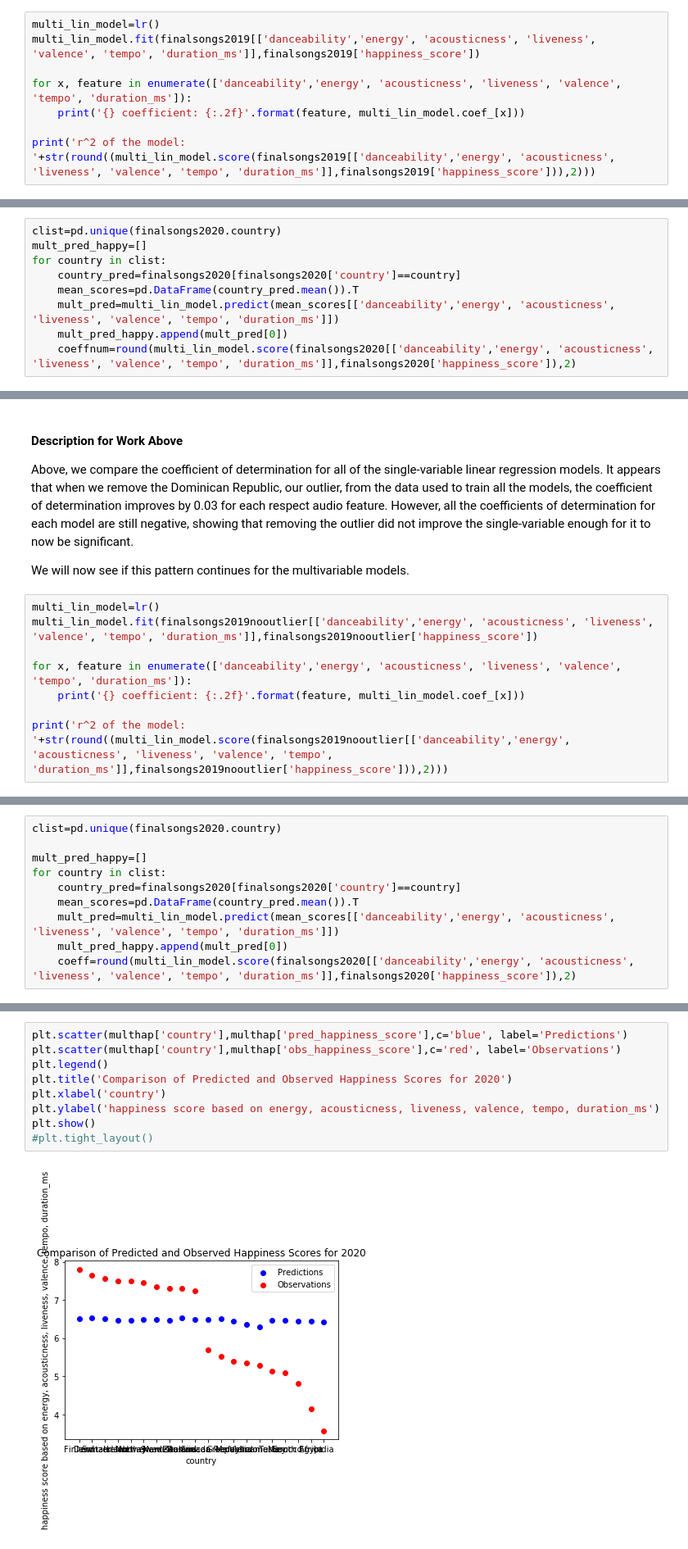
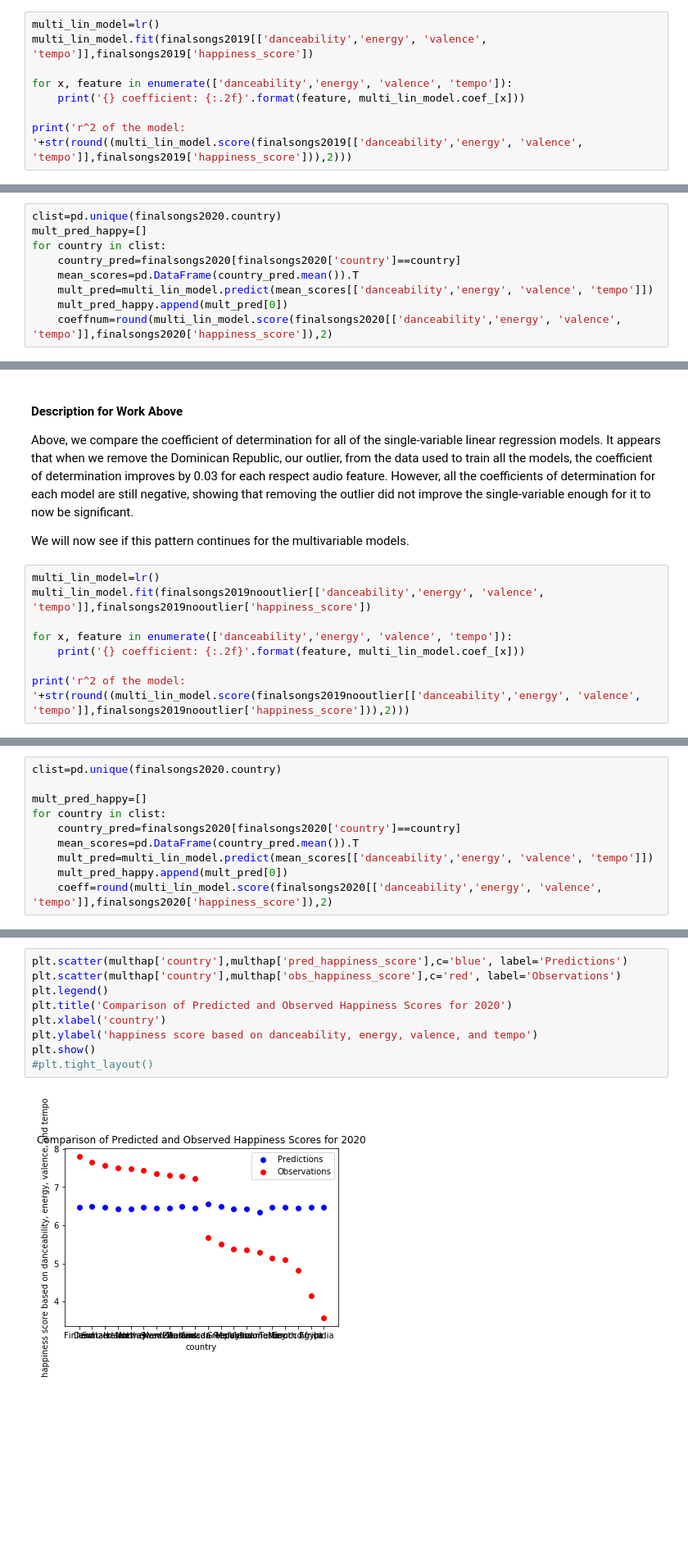
Before and after one commit to Albina-C/INFO-2950-Project, a Jupyter notebook: PROJ 2950.ipynb, the cells around one changed output, grey strips where cells are left out. Shown at 82% size. Cells and saved outputs as stored; diff of their text form; blank space fills up the shorter version.

```diff
--- a/PROJ 2950.ipynb
+++ b/PROJ 2950.ipynb
@@ -768,10 +793,10 @@ We decided to also create a multivariable linear regression model to see if look
 Multivariable Linear Regression with Outlier
 # %%
 multi_lin_model=lr()
-multi_lin_model.fit(finalsongs2019[['danceability','energy', 'acousticness', 'liveness', 'valence', 'tempo', 'duration_ms']],finalsongs2019['happiness_score'])
+multi_lin_model.fit(finalsongs2019[['danceability','energy', 'valence', 'tempo']],finalsongs2019['happiness_score'])
 
-for x, feature in enumerate(['danceability','energy', 'acousticness', 'liveness', 'valence', 'tempo', 'duration_ms']):
+for x, feature in enumerate(['danceability','energy', 'valence', 'tempo']):
     print('{} coefficient: {:.2f}'.format(feature, multi_lin_model.coef_[x]))
 
-print('r^2 of the model: '+str(round((multi_lin_model.score(finalsongs2019[['danceability','energy', 'acousticness', 'liveness', 'valence', 'tempo', 'duration_ms']],finalsongs2019['happiness_score'])),2)))
+print('r^2 of the model: '+str(round((multi_lin_model.score(finalsongs2019[['danceability','energy', 'valence', 'tempo']],finalsongs2019['happiness_score'])),2)))
 # %% [output]
@@ -794,9 +816,9 @@ mult_pred_happy=[]
 for country in clist:
     country_pred=finalsongs2020[finalsongs2020['country']==country]
     mean_scores=pd.DataFrame(country_pred.mean()).T
-    mult_pred=multi_lin_model.predict(mean_scores[['danceability','energy', 'acousticness', 'liveness', 'valence', 'tempo', 'duration_ms']])
+    mult_pred=multi_lin_model.predict(mean_scores[['danceability','energy', 'valence', 'tempo']])
     mult_pred_happy.append(mult_pred[0])
-    coeffnum=round(multi_lin_model.score(finalsongs2020[['danceability','energy', 'acousticness', 'liveness', 'valence', 'tempo', 'duration_ms']],finalsongs2020['happiness_score']),2)
+    coeffnum=round(multi_lin_model.score(finalsongs2020[['danceability','energy', 'valence', 'tempo']],finalsongs2020['happiness_score']),2)
 # %%
 coeffnum
 # %% [output]
@@ -948,10 +970,10 @@ Above, we compare the coefficient of determination for all of the single-variabl
 We will now see if this pattern continues for the multivariable models.
 # %%
 multi_lin_model=lr()
-multi_lin_model.fit(finalsongs2019nooutlier[['danceability','energy', 'acousticness', 'liveness', 'valence', 'tempo', 'duration_ms']],finalsongs2019nooutlier['happiness_score'])
+multi_lin_model.fit(finalsongs2019nooutlier[['danceability','energy', 'valence', 'tempo']],finalsongs2019nooutlier['happiness_score'])
 
-for x, feature in enumerate(['danceability','energy', 'acousticness', 'liveness', 'valence', 'tempo', 'duration_ms']):
+for x, feature in enumerate(['danceability','energy', 'valence', 'tempo']):
     print('{} coefficient: {:.2f}'.format(feature, multi_lin_model.coef_[x]))
 
-print('r^2 of the model: '+str(round((multi_lin_model.score(finalsongs2019nooutlier[['danceability','energy', 'acousticness', 'liveness', 'valence', 'tempo', 'duration_ms']],finalsongs2019nooutlier['happiness_score'])),2)))
+print('r^2 of the model: '+str(round((multi_lin_model.score(finalsongs2019nooutlier[['danceability','energy', 'valence', 'tempo']],finalsongs2019nooutlier['happiness_score'])),2)))
 # %% [output]
@@ -975,9 +994,9 @@ mult_pred_happy=[]
 for country in clist:
     country_pred=finalsongs2020[finalsongs2020['country']==country]
     mean_scores=pd.DataFrame(country_pred.mean()).T
-    mult_pred=multi_lin_model.predict(mean_scores[['danceability','energy', 'acousticness', 'liveness', 'valence', 'tempo', 'duration_ms']])
+    mult_pred=multi_lin_model.predict(mean_scores[['danceability','energy', 'valence', 'tempo']])
     mult_pred_happy.append(mult_pred[0])
-    coeff=round(multi_lin_model.score(finalsongs2020[['danceability','energy', 'acousticness', 'liveness', 'valence', 'tempo', 'duration_ms']],finalsongs2020['happiness_score']),2)
+    coeff=round(multi_lin_model.score(finalsongs2020[['danceability','energy', 'valence', 'tempo']],finalsongs2020['happiness_score']),2)
 # %%
 coeff
 # %% [output]
@@ -1012,14 +1031,14 @@ multhap
 # %%
 plt.scatter(multhap['country'],multhap['pred_happiness_score'],c='blue', label='Predictions')
 plt.scatter(multhap['country'],multhap['obs_happiness_score'],c='red', label='Observations')
 plt.legend()
 plt.title('Comparison of Predicted and Observed Happiness Scores for 2020')
 plt.xlabel('country')
-plt.ylabel('happiness score based on energy, acousticness, liveness, valence, tempo, duration_ms')
+plt.ylabel('happiness score based on danceability, energy, valence, and tempo')
 plt.show()
 #plt.tight_layout()
 # %% [output]
-[figure, old version]
+[figure, new version]
 # %% [markdown]
 Just by looking at these graphs, there does not seem to be any clear relationship between the song features and the happiness score of a country. Though multiple regression seems to be a better predictor than single linear regression.
 # %% [markdown]
```
Also changed, not shown: parts of 18 cells of this notebook, 2 other files.
